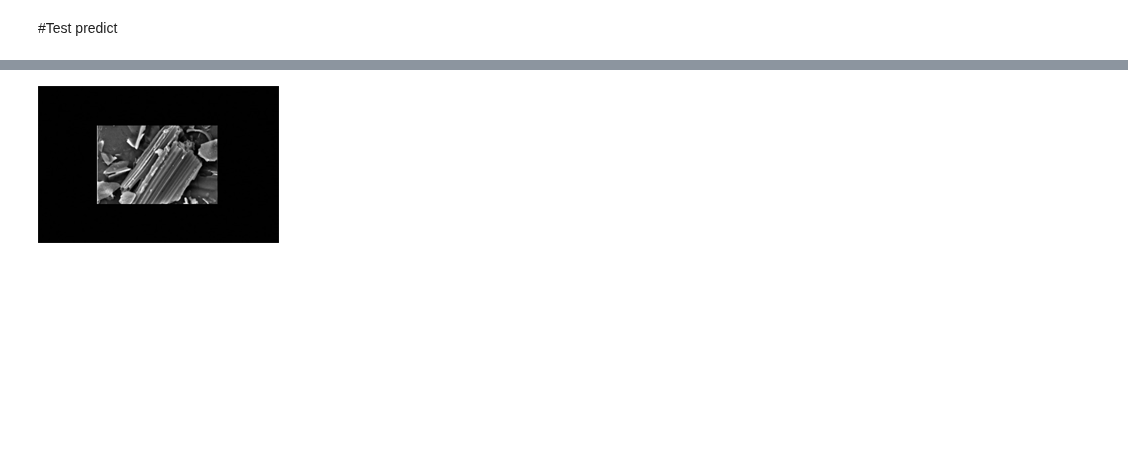
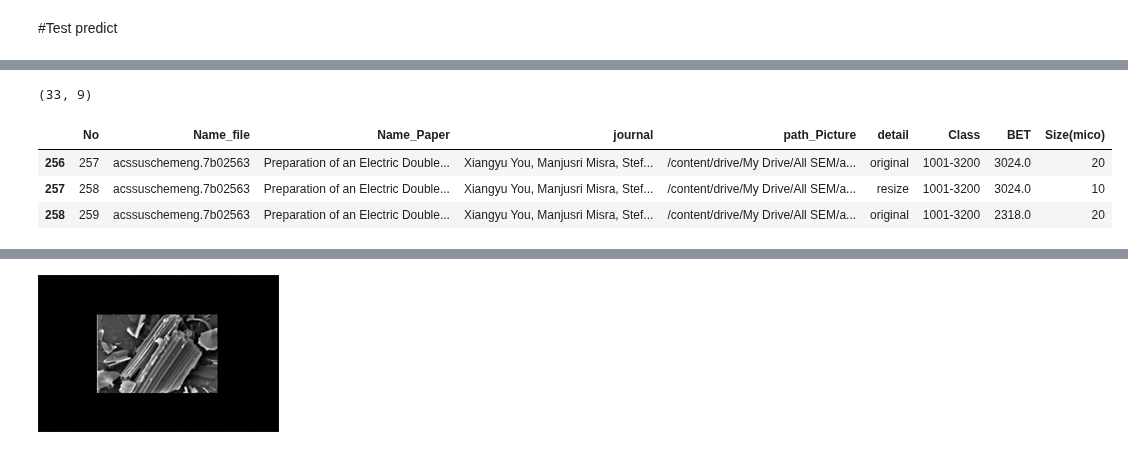
Before and after one commit to kittikhun62/efficientnet_keras_transfer_learning, a Jupyter notebook: project.ipynb, the cells around one changed output, grey strips where cells are left out. Saved outputs shown, nothing was run; the diff lists cells and outputs as text; code cells hidden in the pictures; blank space fills up the shorter version.

```diff
--- a/project.ipynb
+++ b/project.ipynb
@@ -521,3 +595,12 @@ plt.show()
+# %%
+print(val.shape)
+val.head(3)
+# %% [output]
+(33, 9)
+|  | No | Name_file | Name_Paper | journal | path_Picture | detail | Class | BET | Size(mico) |
+| 256 | 257 | acssuschemeng.7b02563 | Preparation of an Electric Double... | Xiangyu You, Manjusri Misra, Stef... | /content/drive/My Drive/All SEM/a... | original | 1001-3200 | 3024.0 | 20 |
+| 257 | 258 | acssuschemeng.7b02563 | Preparation of an Electric Double... | Xiangyu You, Manjusri Misra, Stef... | /content/drive/My Drive/All SEM/a... | resize | 1001-3200 | 3024.0 | 10 |
+| 258 | 259 | acssuschemeng.7b02563 | Preparation of an Electric Double... | Xiangyu You, Manjusri Misra, Stef... | /content/drive/My Drive/All SEM/a... | original | 1001-3200 | 2318.0 | 20 |
 # %%
 from tensorflow.keras.preprocessing import image
 import pandas as pd
```
Also changed, not shown: parts of 26 cells of this notebook.
